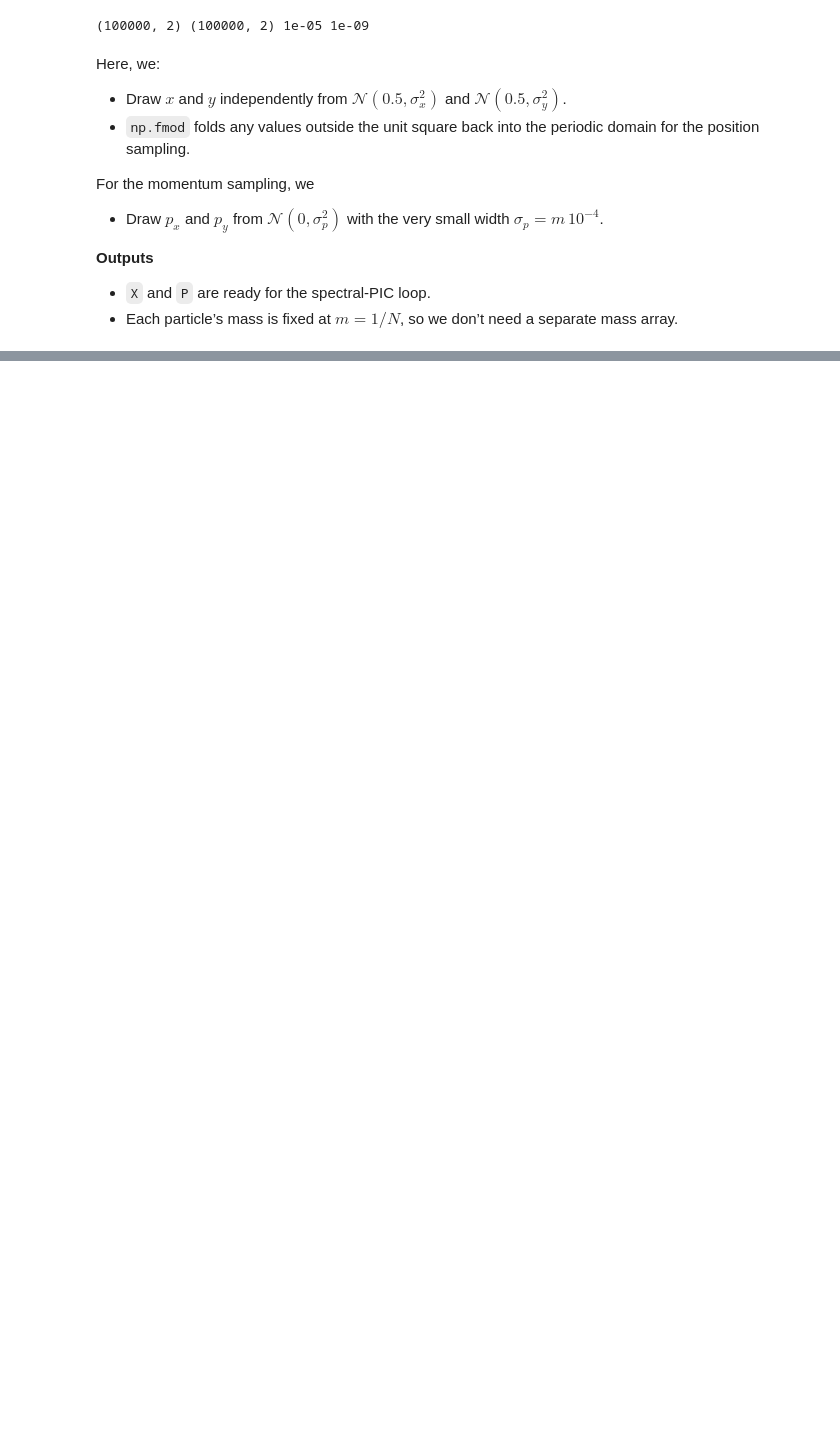
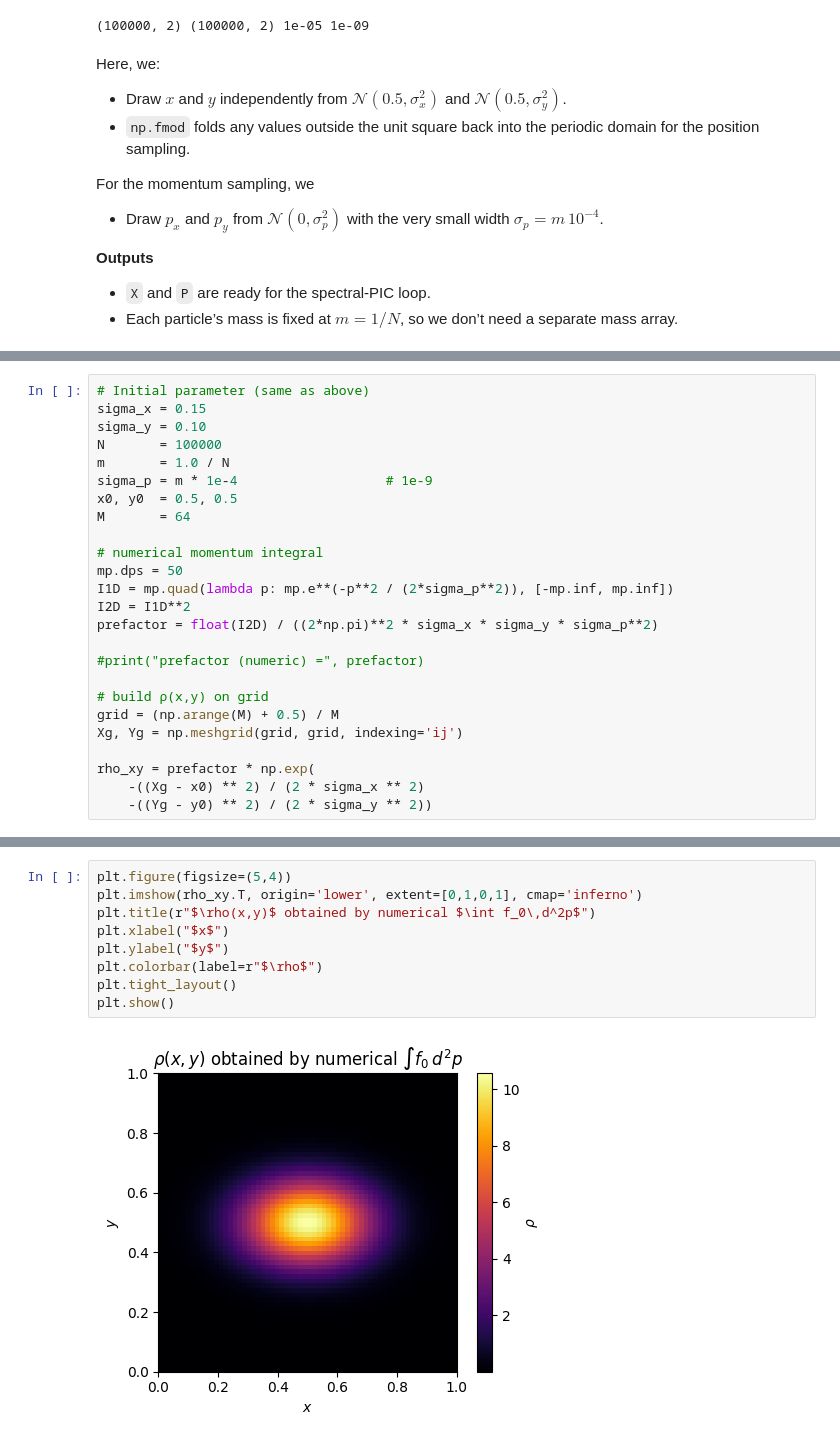
Before and after one commit to ShannonS00/Computational-Astrophysics, a Jupyter notebook: Worksheet_10/Worksheet_10_G22.ipynb, the cells around one changed output, grey strips where cells are left out. Cells and saved outputs as stored; diff of their text form; blank space fills up the shorter version.

```diff
--- a/Worksheet_10/Worksheet_10_G22.ipynb
+++ b/Worksheet_10/Worksheet_10_G22.ipynb
@@ -78,0 +132,25 @@ def cic_deposit(X, Y, W, ngrid):
+# %%
+# Initial parameter (same as above)
+sigma_x = 0.15
+sigma_y = 0.10
+N       = 100000
+m       = 1.0 / N
+sigma_p = m * 1e-4                   # 1e-9
+x0, y0  = 0.5, 0.5
+M       = 64
+
+# numerical momentum integral
+mp.dps = 50
+I1D = mp.quad(lambda p: mp.e**(-p**2 / (2*sigma_p**2)), [-mp.inf, mp.inf])
+I2D = I1D**2
+prefactor = float(I2D) / ((2*np.pi)**2 * sigma_x * sigma_y * sigma_p**2)
+
+#print("prefactor (numeric) =", prefactor)
+
+# build ρ(x,y) on grid
+grid = (np.arange(M) + 0.5) / M
+Xg, Yg = np.meshgrid(grid, grid, indexing='ij')
+
+rho_xy = prefactor * np.exp(
+    -((Xg - x0) ** 2) / (2 * sigma_x ** 2)
+    -((Yg - y0) ** 2) / (2 * sigma_y ** 2))
@@ -78,0 +164,11 @@ def cic_deposit(X, Y, W, ngrid):
+# %%
+plt.figure(figsize=(5,4))
+plt.imshow(rho_xy.T, origin='lower', extent=[0,1,0,1], cmap='inferno')
+plt.title(r"$\rho(x,y)$ obtained by numerical $\int f_0\,d^2p$")
+plt.xlabel("$x$")
+plt.ylabel("$y$")
+plt.colorbar(label=r"$\rho$")
+plt.tight_layout()
+plt.show()
+# %% [output]
+[figure, added]
```
Also changed, not shown: parts of 15 cells of this notebook.
